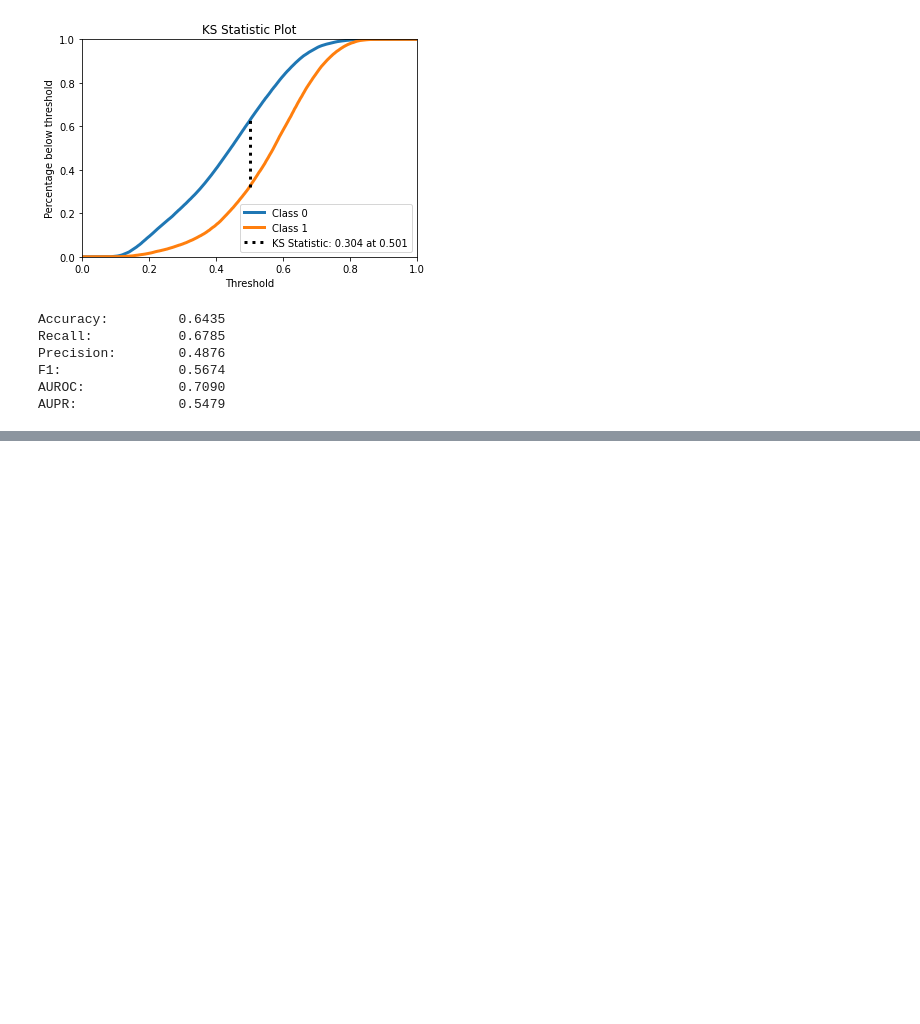
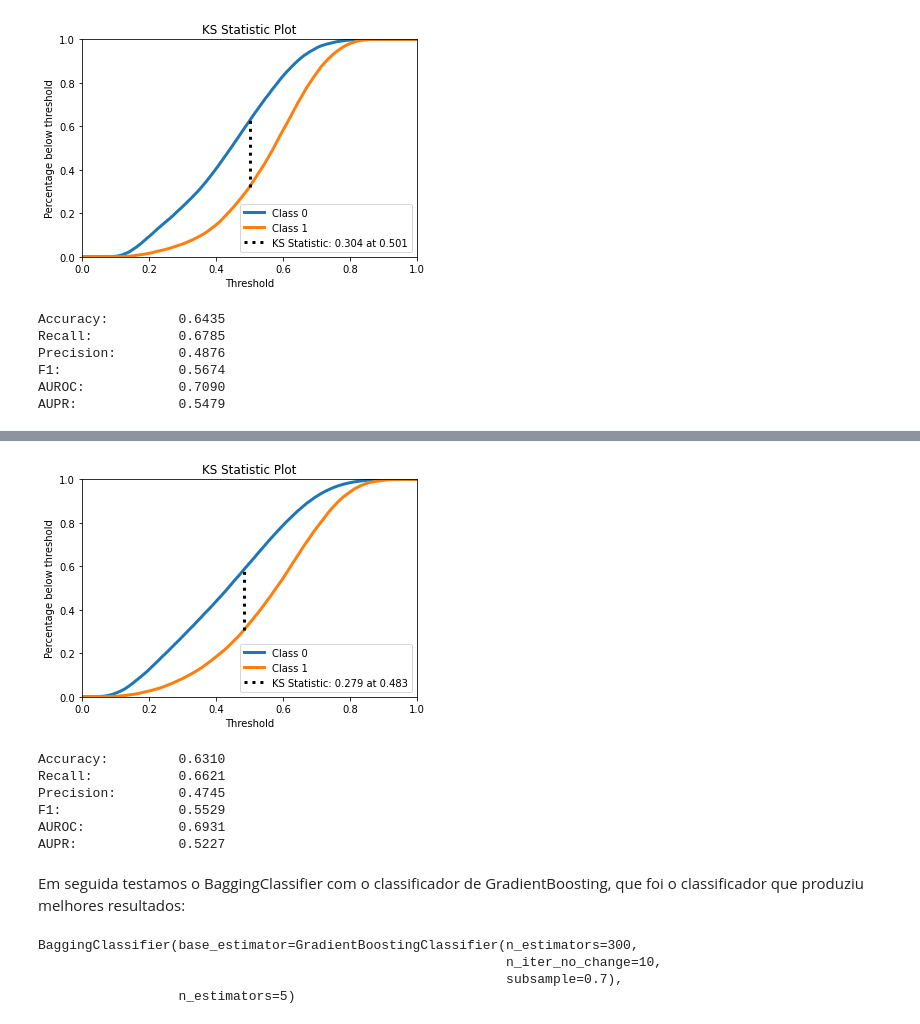
Before and after one commit to rafaelmotaalves/neural-networks, a Jupyter notebook: trn/ensembles.ipynb, the cells around one changed output, grey strips where cells are left out. Drawn from its saved outputs; the diff is of its cells as text; code cells hidden in the pictures; blank space fills up the shorter version.

```diff
--- a/trn/ensembles.ipynb
+++ b/trn/ensembles.ipynb
@@ -143,0 +192,3 @@ AUPR:             0.5479
+# %%
+y_pred = bagging1.predict(x_test)
+y_pred_proba = bagging1.predict_proba(x_test)
@@ -143,0 +202,13 @@ AUPR:             0.5479
+# %%
+accuracy, recall, precision, f1, auroc, aupr = compute_performance_metrics(y_test, y_pred, y_pred_proba)
+print_metrics_summary(accuracy, recall, precision, f1, auroc, aupr)
+# %% [output]
+[figure, added]
+Accuracy:         0.6310
+Recall:           0.6621
+Precision:        0.4745
+F1:               0.5529
+AUROC:            0.6931
+AUPR:             0.5227
+# %% [markdown]
+Em seguida testamos o BaggingClassifier com o classificador de GradientBoosting, que foi o classificador que produziu melhores resultados:
@@ -143,0 +219,7 @@ AUPR:             0.5479
+# %%
+bagging2.fit(x_train, y_train)
+# %% [output]
+BaggingClassifier(base_estimator=GradientBoostingClassifier(n_estimators=300,
+                                                            n_iter_no_change=10,
+                                                            subsample=0.7),
+                  n_estimators=5)
```
Also changed, not shown: parts of 18 cells of this notebook.
